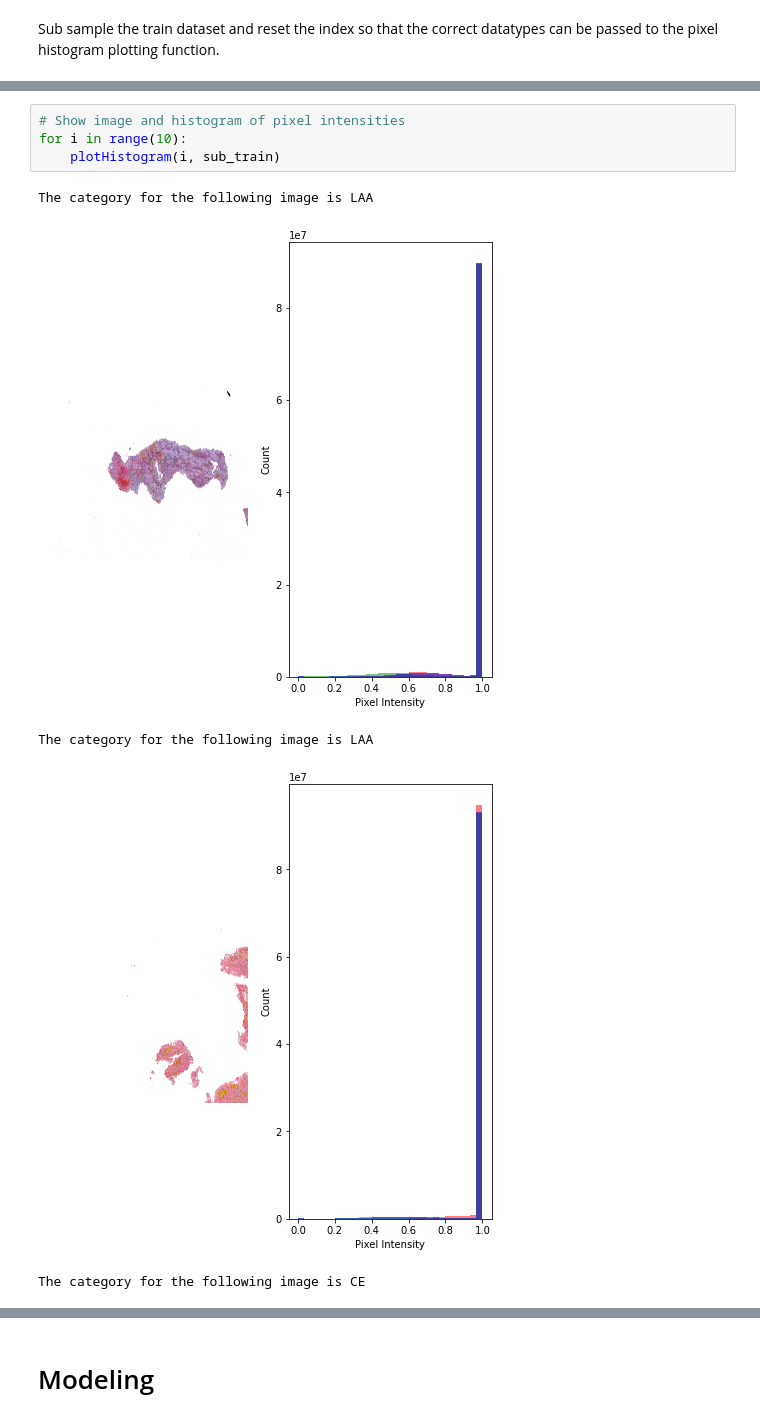
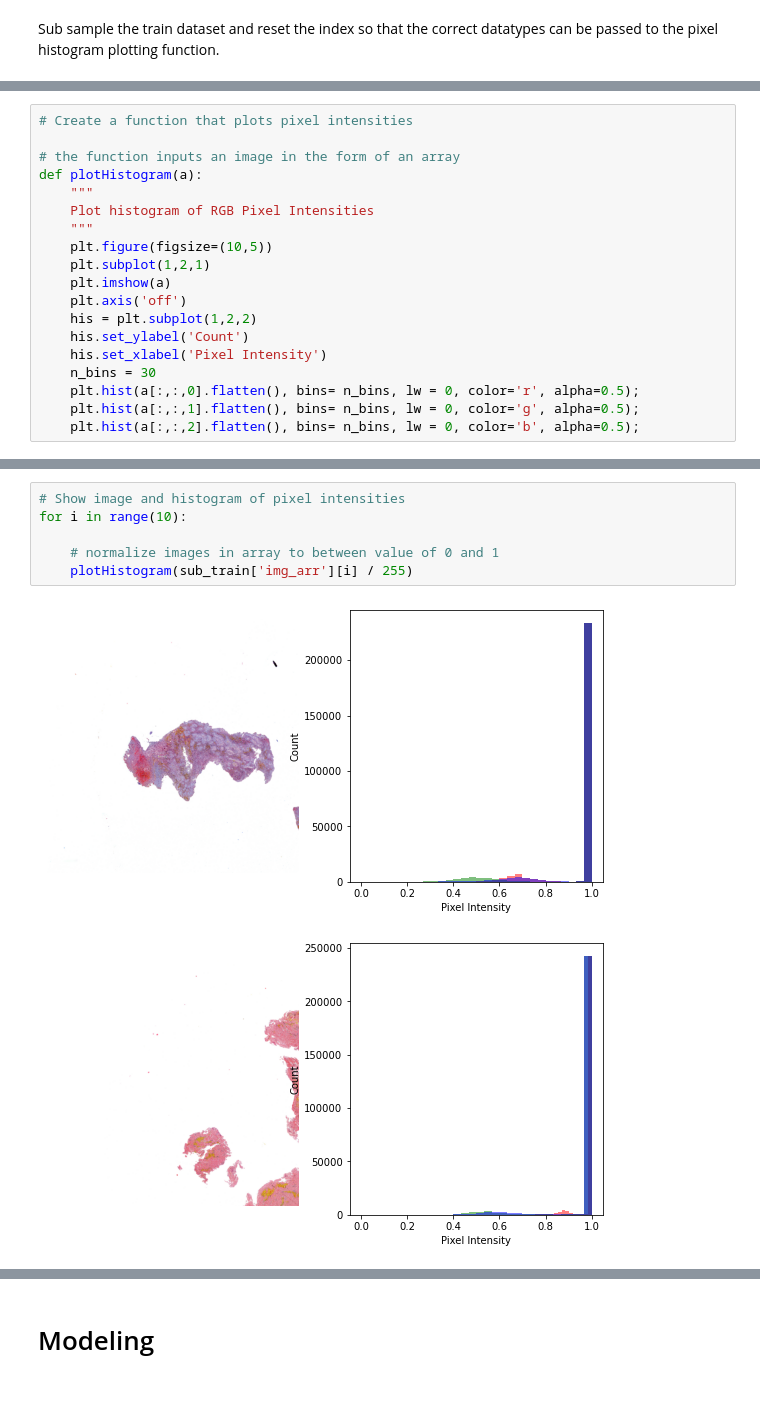
Before and after one commit to samoliver3/capstone-STRIP-AI, a Jupyter notebook: og_data_modeling.ipynb, the cells around one changed output, grey strips where cells are left out. Drawn from its saved outputs; the diff is of its cells as text; blank space fills up the shorter version.

```diff
--- a/og_data_modeling.ipynb
+++ b/og_data_modeling.ipynb
@@ -352,3 +349,22 @@ Sub sample the train dataset and reset the index so that the correct datatypes c
+# %%
+# Create a function that plots pixel intensities
+
+# the function inputs an image in the form of an array
+def plotHistogram(a):
+    """
+    Plot histogram of RGB Pixel Intensities
+    """
+    plt.figure(figsize=(10,5))
+    plt.subplot(1,2,1)
+    plt.imshow(a)
+    plt.axis('off')
+    his = plt.subplot(1,2,2)
+    his.set_ylabel('Count')
+    his.set_xlabel('Pixel Intensity')
+    n_bins = 30
+    plt.hist(a[:,:,0].flatten(), bins= n_bins, lw = 0, color='r', alpha=0.5);
+    plt.hist(a[:,:,1].flatten(), bins= n_bins, lw = 0, color='g', alpha=0.5);
+    plt.hist(a[:,:,2].flatten(), bins= n_bins, lw = 0, color='b', alpha=0.5);
 # %%
 sub_train = train[:10].reset_index(drop=True)
 sub_train
@@ -367,10 +383,9 @@ sub_train
 # %%
 # Show image and histogram of pixel intensities
 for i in range(10):
-    plotHistogram(i, sub_train)
+
+    # normalize images in array to between value of 0 and 1
+    plotHistogram(sub_train['img_arr'][i] / 255)
 # %% [output]
-The category for the following image is LAA
-[figure, old version]
+[figure, new version]
-The category for the following image is LAA
-[figure, old version]
+[figure, new version]
-The category for the following image is CE
```
Also changed, not shown: parts of 6 cells of this notebook.
